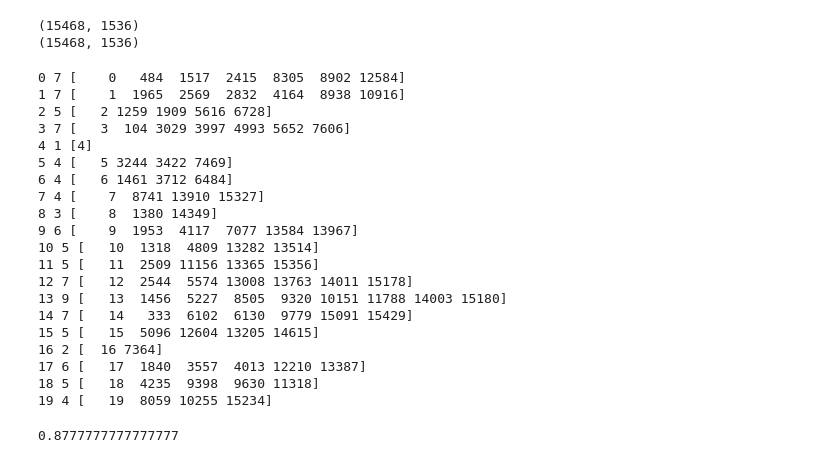
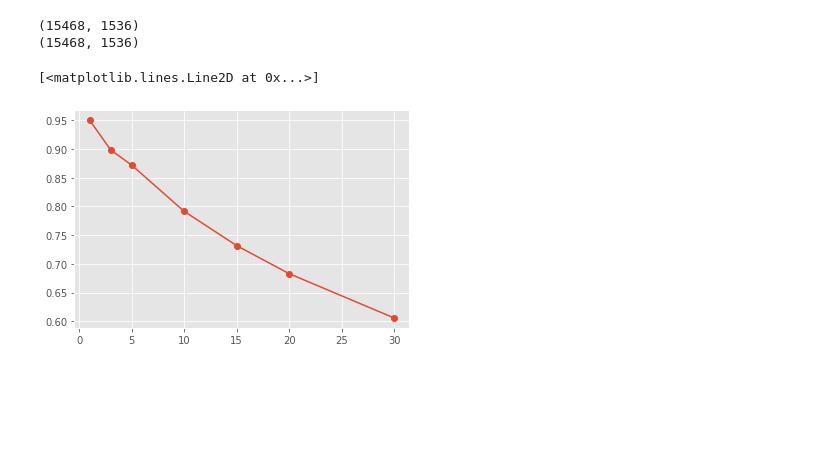
Before and after one commit to malinphy/e_repo, a Jupyter notebook: pca.ipynb, the cells around one changed output. Cells and saved outputs as stored; diff of their text form; code cells hidden in the pictures; blank space fills up the shorter version.

```diff
--- a/pca.ipynb
+++ b/pca.ipynb
@@ -40,46 +39,19 @@ pca_ = PCA(n_components=256, random_state = 42, svd_solver = 'arpack')
 embedding_vectors_pca = pca_.fit_transform(embedding_vectors)
 title_vectors_pca = pca_.transform(title_gpt_vectors)
 # %%
-searcher = scann.scann_ops_pybind.builder(embedding_vectors, 25, "dot_product").tree(
+searcher = scann.scann_ops_pybind.builder(embedding_vectors, 50, "dot_product").tree(
     num_leaves=1500, num_leaves_to_search=100, training_sample_size=250000).score_ah(
     2, anisotropic_quantization_threshold=0.2).reorder(100).build()
 # %%
-searcher_pca = scann.scann_ops_pybind.builder(embedding_vectors_pca, 25, "dot_product").tree(
+searcher_pca = scann.scann_ops_pybind.builder(embedding_vectors_pca, 50, "dot_product").tree(
     num_leaves=1500, num_leaves_to_search=100, training_sample_size=250000).score_ah(
     2, anisotropic_quantization_threshold=0.2).reorder(100).build()
 # %%
 raw_idx = []
 reduced_idx = []
-for i in range(20):
-    raw_idx.append(searcher.search(title_gpt_vectors[i])[0][:10])
-    reduced_idx.append(searcher_pca.search(title_vectors_pca[i])[0][:10])
+for i in range(100):
+    raw_idx.append(searcher.search(title_gpt_vectors[i])[0])
+    reduced_idx.append(searcher_pca.search(title_vectors_pca[i])[0])
 # %%
 def hit_rate(actual, predicted):
     return np.intersect1d(actual, predicted)
-# %%
-total = 0
-for i in range(len(raw_idx)):
-    intersection = hit_rate(raw_idx[i], reduced_idx[i])
-    total = total + len(intersection)
-    print(i, len(intersection), intersection)
-# %% [output]
-0 7 [    0   484  1517  2415  8305  8902 12584]
-1 7 [    1  1965  2569  2832  4164  8938 10916]
-2 5 [   2 1259 1909 5616 6728]
-3 7 [   3  104 3029 3997 4993 5652 7606]
-4 1 [4]
-5 4 [   5 3244 3422 7469]
-6 4 [   6 1461 3712 6484]
-7 4 [    7  8741 13910 15327]
-8 3 [    8  1380 14349]
-9 6 [    9  1953  4117  7077 13584 13967]
-10 5 [   10  1318  4809 13282 13514]
-11 5 [   11  2509 11156 13365 15356]
-12 7 [   12  2544  5574 13008 13763 14011 15178]
-13 9 [   13  1456  5227  8505  9320 10151 11788 14003 15180]
-14 7 [   14   333  6102  6130  9779 15091 15429]
-15 5 [   15  5096 12604 13205 14615]
-16 2 [  16 7364]
-17 6 [   17  1840  3557  4013 12210 13387]
-18 5 [   18  4235  9398  9630 11318]
-19 4 [   19  8059 10255 15234]
@@ -131,41 +82,48 @@ def apk(actual, predicted, k=10):
 
     score = 0.0
     num_hits = 0.0
-
+    hits = []
     for i,p in enumerate(predicted):
         if p in actual and p not in predicted[:i]:
             num_hits += 1.0
             score += num_hits / (i+1.0)
-
-    # if not actual:
-    #     return 0.0
-    # print(num_hits)
+        hits.append(num_hits)
+    if not actual:
+        return 0.0
+    # print(((hits)))
     return score / min(len(actual), k)
 
 def mapk(actual, predicted, k=10):
     """
     Computes the mean average precision at k.
     This function computes the mean average prescision at k between two lists
     of lists of items.
     Parameters
     ----------
     actual : list
              A list of lists of elements that are to be predicted
              (order doesn't matter in the lists)
     predicted : list
                 A list of lists of predicted elements
                 (order matters in the lists)
     k : int, optional
         The maximum number of predicted elements
     Returns
     -------
     score : double
             The mean average precision at k over the input lists
     """
     return np.mean([apk(a,p,k) for a,p in zip(actual, predicted)])
-    # return np.average([apk(a,p,k) for a,p in zip(actual, predicted)])
 
 
-mapk(raw_idx, reduced_idx, k=3)
+ap_1 = mapk(raw_idx.tolist(), reduced_idx.tolist(),k=1)
+ap_3 = mapk(raw_idx.tolist(), reduced_idx.tolist(),k=3)
+ap_5 = mapk(raw_idx.tolist(), reduced_idx.tolist(),k=4)
+ap_10 = mapk(raw_idx.tolist(), reduced_idx.tolist(),k=10)
+ap_15 = mapk(raw_idx.tolist(), reduced_idx.tolist(),k=15)
+ap_20 = mapk(raw_idx.tolist(), reduced_idx.tolist(),k=20)
+ap_30 = mapk(raw_idx.tolist(), reduced_idx.tolist(),k=30)
+plt.plot([1,3,5,10,15,20,30], [ap_1,ap_3,ap_5,ap_10,ap_15,ap_20,ap_30], 'o-')
 # %% [output]
-0.8777777777777777
+[<matplotlib.lines.Line2D at 0x...>]
+[figure, added]
```
Also changed, not shown: parts of 5 cells of this notebook.
